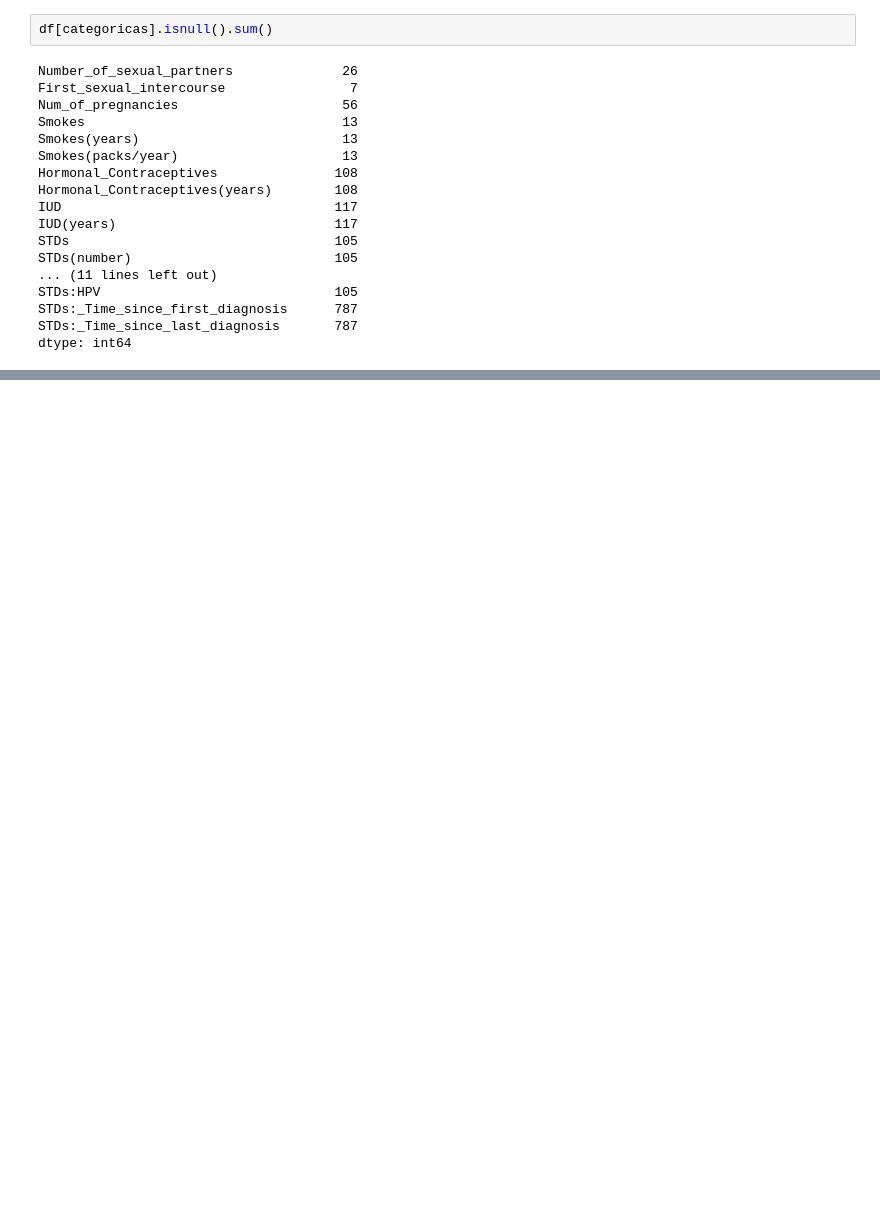
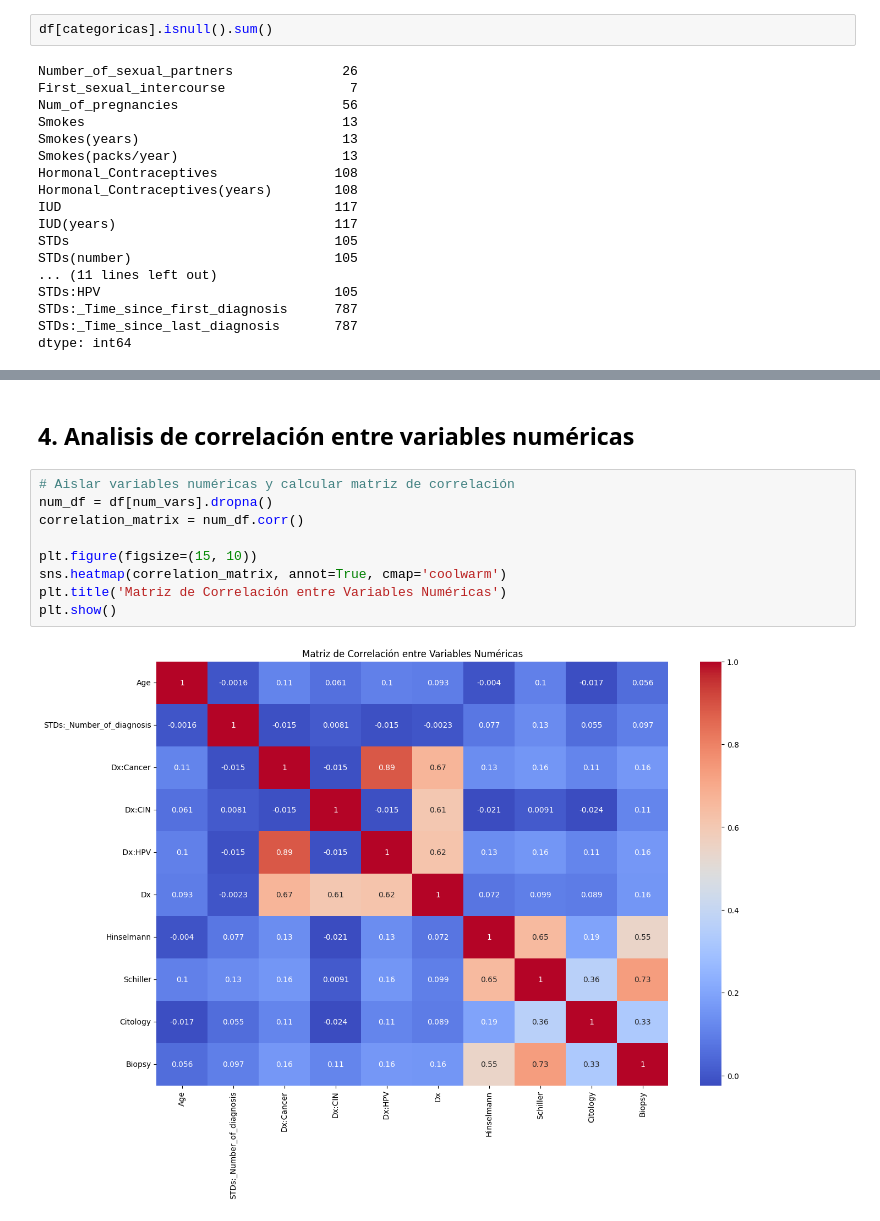
Before and after one commit to Gegdgt/Lab1-DataScience, a Jupyter notebook: Lab1.ipynb, the cells around one changed output, grey strips where cells are left out. Saved outputs shown, nothing was run; the diff lists cells and outputs as text; blank space fills up the shorter version.

```diff
--- a/Lab1.ipynb
+++ b/Lab1.ipynb
@@ -248,0 +310,13 @@ dtype: int64
+# %% [markdown]
+## 4. Analisis de correlación entre variables numéricas
+# %%
+# Aislar variables numéricas y calcular matriz de correlación
+num_df = df[num_vars].dropna()
+correlation_matrix = num_df.corr()
+
+plt.figure(figsize=(15, 10))
+sns.heatmap(correlation_matrix, annot=True, cmap='coolwarm')
+plt.title('Matriz de Correlación entre Variables Numéricas')
+plt.show()
+# %% [output]
+[figure, added]
```
Also changed, not shown: parts of 14 cells of this notebook.
